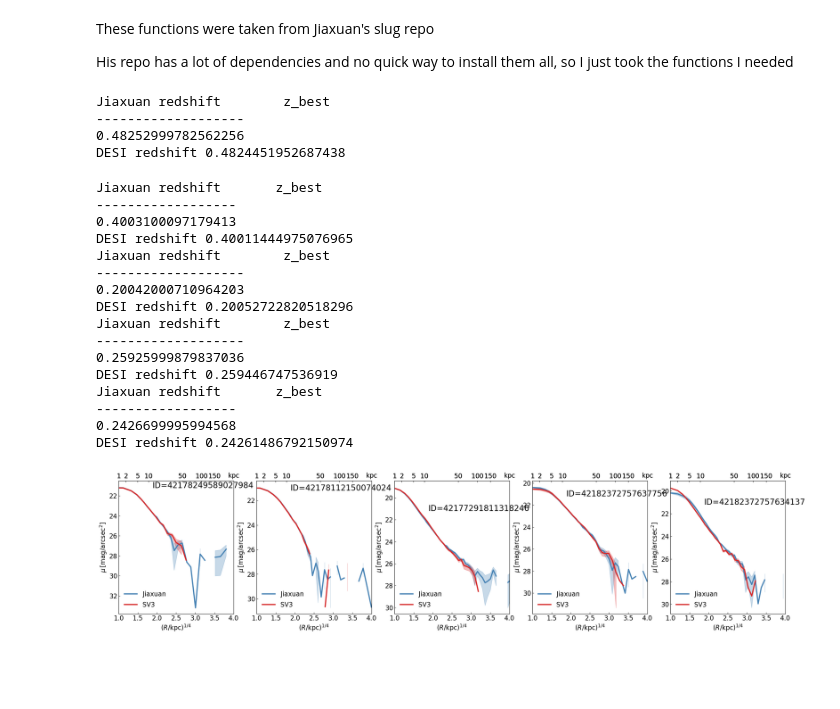
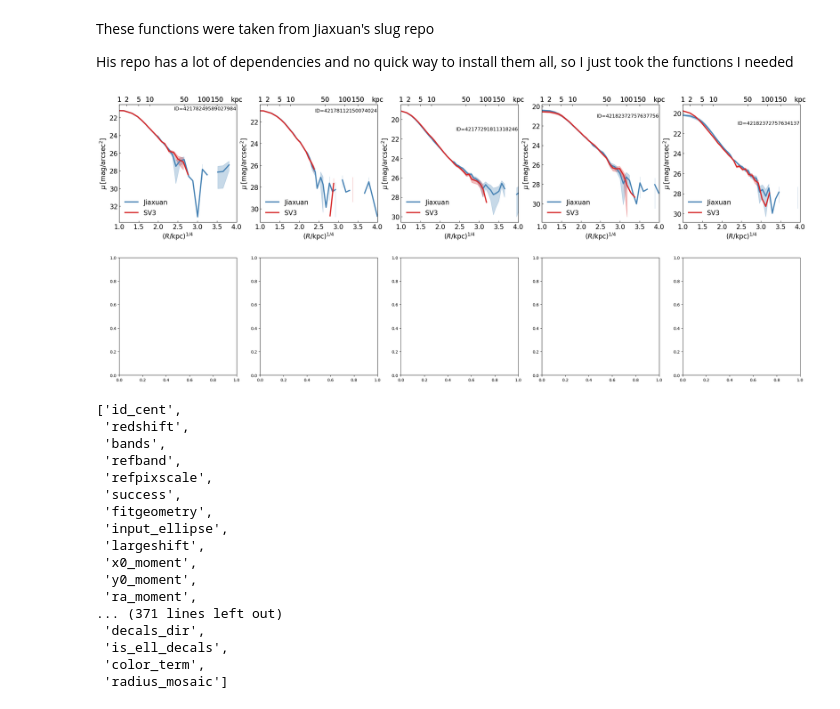
Before and after one commit to mattkwiecien/legacyhalos, a Jupyter notebook: science/sv3/jiaxuan_decals_comparison.ipynb, the cells around one changed output. Saved outputs shown, nothing was run; the diff lists cells and outputs as text; code cells hidden in the pictures; blank space fills up the shorter version.

```diff
--- a/science/sv3/jiaxuan_decals_comparison.ipynb
+++ b/science/sv3/jiaxuan_decals_comparison.ipynb
@@ -257,7 +258,7 @@ def SBP_single(ell_fix, redshift, pixel_scale, zeropoint, ax=None, offset=0.0,
         return fig
     return ax1
 # %%
-fig, axes = plt.subplots(1, 5, figsize=(30, 6))
+fig, (axes, axes2) = plt.subplots(2, 5, figsize=(30, 12))
 
 for i, my_fit in enumerate(ellipse_cat[300:305]):
 
@@ -280,7 +281,6 @@ for i, my_fit in enumerate(ellipse_cat[300:305]):
         ],
         names=['sma', 'intens', 'intens_err'])
 
-    print('Jiaxuan redshift', jz)
     ax=SBP_single(
         ell_decals,
         jz,
@@ -297,53 +297,32 @@ for i, my_fit in enumerate(ellipse_cat[300:305]):
     # Compare with SV3 results
     ell_sv3 = Table(
         data=[
             my_fit['SMA_R'],  # pixel
             my_fit['INTENS_R'] * (DECaLS_pixel_scale)**
             2,  # nanomaggie/pixel
             my_fit['INTENS_ERR_R'] * (DECaLS_pixel_scale)**
             2  # nanomaggie/pixel
         ],
         names=['sma', 'intens', 'intens_err'])
 
-    print('DESI redshift', my_fit["Z"])
     ax=SBP_single(
         ell_sv3,
         my_fit["Z"],
         pixel_scale=DECaLS_pixel_scale,
         zeropoint=DECaLS_zeropoint,
         ax=ax,
         physical_unit=True,
         linecolor='tab:red',
         label='SV3',
         x_max=4,
         ticksize=16, labelsize=16,
         show_banner=True)
 
     ax.invert_yaxis()
 
 
-    plt.text(3.2, 21, f'ID={my_fit["ID_S16A"]}', fontsize=20, ha='center', va='center')
+    plt.text(3.2, 21, f'ID={my_fit["ID_S16A"]}', fontsize=12, ha='center', va='center')
 
 plt.subplots_adjust(hspace=0.3)
 # %% [output]
-Jiaxuan redshift        z_best
--------------------
-0.48252999782562256
-DESI redshift 0.4824451952687438
-Jiaxuan redshift       z_best
-------------------
-0.4003100097179413
-DESI redshift 0.40011444975076965
-Jiaxuan redshift        z_best
--------------------
-0.20042000710964203
-DESI redshift 0.20052722820518296
-Jiaxuan redshift        z_best
--------------------
-0.25925999879837036
-DESI redshift 0.259446747536919
-Jiaxuan redshift       z_best
-------------------
-0.2426699995994568
-DESI redshift 0.24261486792150974
-[figure, old version]
+[figure, new version]
@@ -349,0 +334,20 @@ DESI redshift 0.24261486792150974
+# %%
+ellipse_cat.colnames
+# %% [output]
+['id_cent',
+ 'redshift',
+ 'bands',
+ 'refband',
+ 'refpixscale',
+ 'success',
+ 'fitgeometry',
+ 'input_ellipse',
+ 'largeshift',
+ 'x0_moment',
+ 'y0_moment',
+ 'ra_moment',
+... (371 lines left out)
+ 'decals_dir',
+ 'is_ell_decals',
+ 'color_term',
+ 'radius_mosaic']
```
Also changed, not shown: parts of 6 cells of this notebook, 13 other files.
